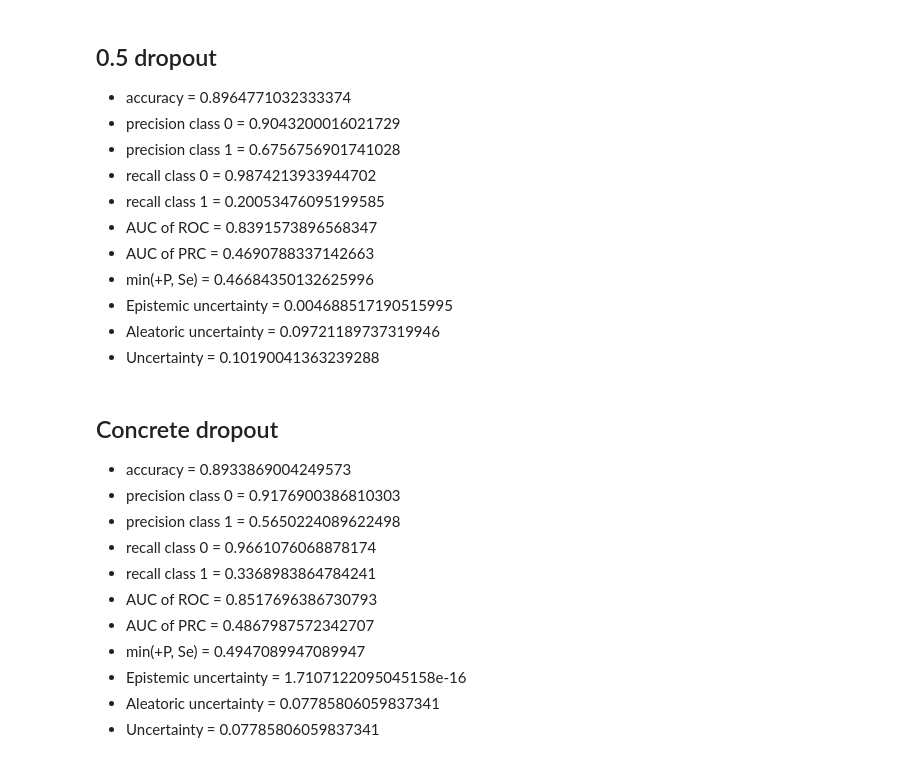
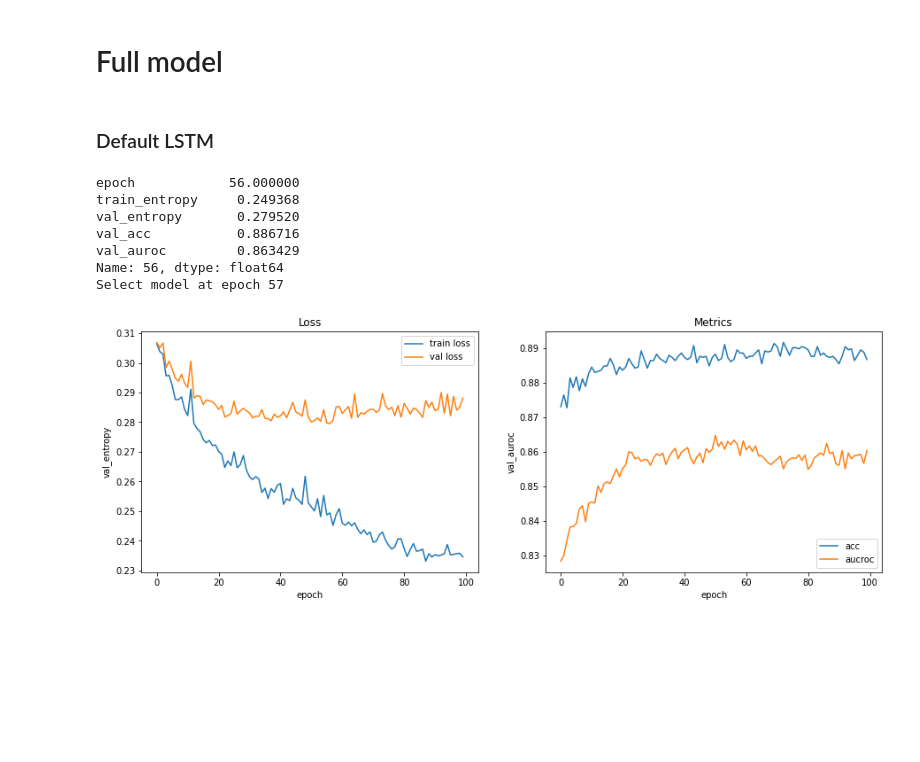
Before and after one commit to nlhkh/mimic3-benchmarks, a Jupyter notebook: Anaylise results.ipynb, the cells around one changed output. Saved outputs shown, nothing was run; the diff lists cells and outputs as text; code cells hidden in the pictures; blank space fills up the shorter version.

```diff
--- a/Anaylise results.ipynb
+++ b/Anaylise results.ipynb
@@ -3,20 +3,3 @@ import pandas as pd
 import numpy as np
 import matplotlib.pyplot as plt
 import seaborn as sns
-# %%
-def plot_loss(csv_filepath):
-    data = pd.read_csv(csv_filepath, sep=';')
-
-    fig, (p1, p2) = plt.subplots(1, 2, figsize=(15,5))
-
-    sns.lineplot(data=data, x='epoch', y='loss', ax=p1)
-    sns.lineplot(data=data, x='epoch', y='val_loss', ax=p1)
-    p1.legend(labels=['train_loss', 'val_loss'])
-    p1.set_title("Default LSTM model loss")
-
-    sns.lineplot(data=data, x='epoch', y='val_acc', ax=p2)
-    sns.lineplot(data=data, x='epoch', y='val_auroc', ax=p2)
-    p2.legend(labels=['acc', 'aucroc'])
-    p2.set_title("Default LSTM model metrics")
-
-    plt.show()
@@ -80,26 +6,36 @@ plot_loss("k_lstm_stochastic.n16.d1.0.rd1.0.dep2.bs8.ts1.0.csv")
-# %% [markdown]
-## 0.5 dropout
-- accuracy = 0.8964771032333374
-- precision class 0 = 0.9043200016021729
-- precision class 1 = 0.6756756901741028
-- recall class 0 = 0.9874213933944702
-- recall class 1 = 0.20053476095199585
-- AUC of ROC = 0.8391573896568347
-- AUC of PRC = 0.4690788337142663
-- min(+P, Se) = 0.46684350132625996
-- Epistemic uncertainty = 0.004688517190515995
-- Aleatoric uncertainty = 0.09721189737319946
-- Uncertainty = 0.10190041363239288
-# %% [markdown]
-## Concrete dropout
-- accuracy = 0.8933869004249573
-- precision class 0 = 0.9176900386810303
-- precision class 1 = 0.5650224089622498
-- recall class 0 = 0.9661076068878174
-- recall class 1 = 0.3368983864784241
-- AUC of ROC = 0.8517696386730793
-- AUC of PRC = 0.4867987572342707
-- min(+P, Se) = 0.4947089947089947
-- Epistemic uncertainty = 1.7107122095045158e-16
-- Aleatoric uncertainty = 0.07785806059837341
-- Uncertainty = 0.07785806059837341
+# %%
+def plot_loss(csv_filepath):
+    data = pd.read_csv(csv_filepath, sep=';')
+
+    fig, (p1, p2) = plt.subplots(1, 2, figsize=(15,5))
+
+    sns.lineplot(data=data, x='epoch', y='train_entropy', ax=p1)
+    sns.lineplot(data=data, x='epoch', y='val_entropy', ax=p1)
+    p1.legend(labels=['train loss', 'val loss'])
+    p1.set_title("Loss")
+
+    sns.lineplot(data=data, x='epoch', y='val_acc', ax=p2)
+    sns.lineplot(data=data, x='epoch', y='val_auroc', ax=p2)
+    p2.legend(labels=['acc', 'aucroc'])
+    p2.set_title("Metrics")
+
+    p = data.iloc[data['val_entropy'].idxmin()][["epoch", "train_entropy", "val_entropy", "val_acc", "val_auroc"]]
+    print(p)
+    print("Select model at epoch %d" % (p["epoch"] + 1))
+
+    plt.show()
+# %% [markdown]
+# Full model
+# %% [markdown]
+### Default LSTM
+# %%
+plot_loss("training_logs/k_lstm.n16.d0.3.dep2.bs8.ts1.0.csv")
+# %% [output]
+epoch            56.000000
+train_entropy     0.249368
+val_entropy       0.279520
+val_acc           0.886716
+val_auroc         0.863429
+Name: 56, dtype: float64
+Select model at epoch 57
+[figure, added]
```
Also changed, not shown: parts of 55 cells of this notebook, 4 other files.
